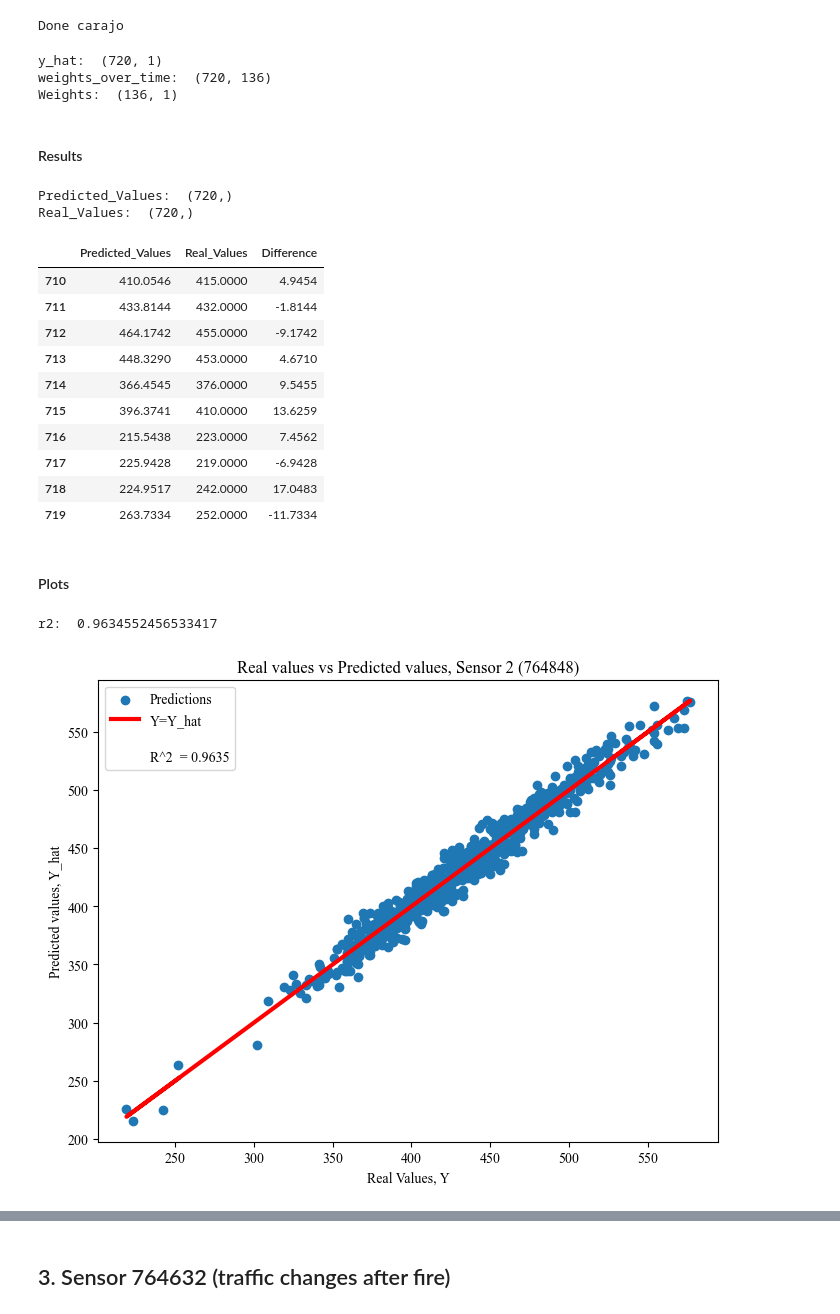
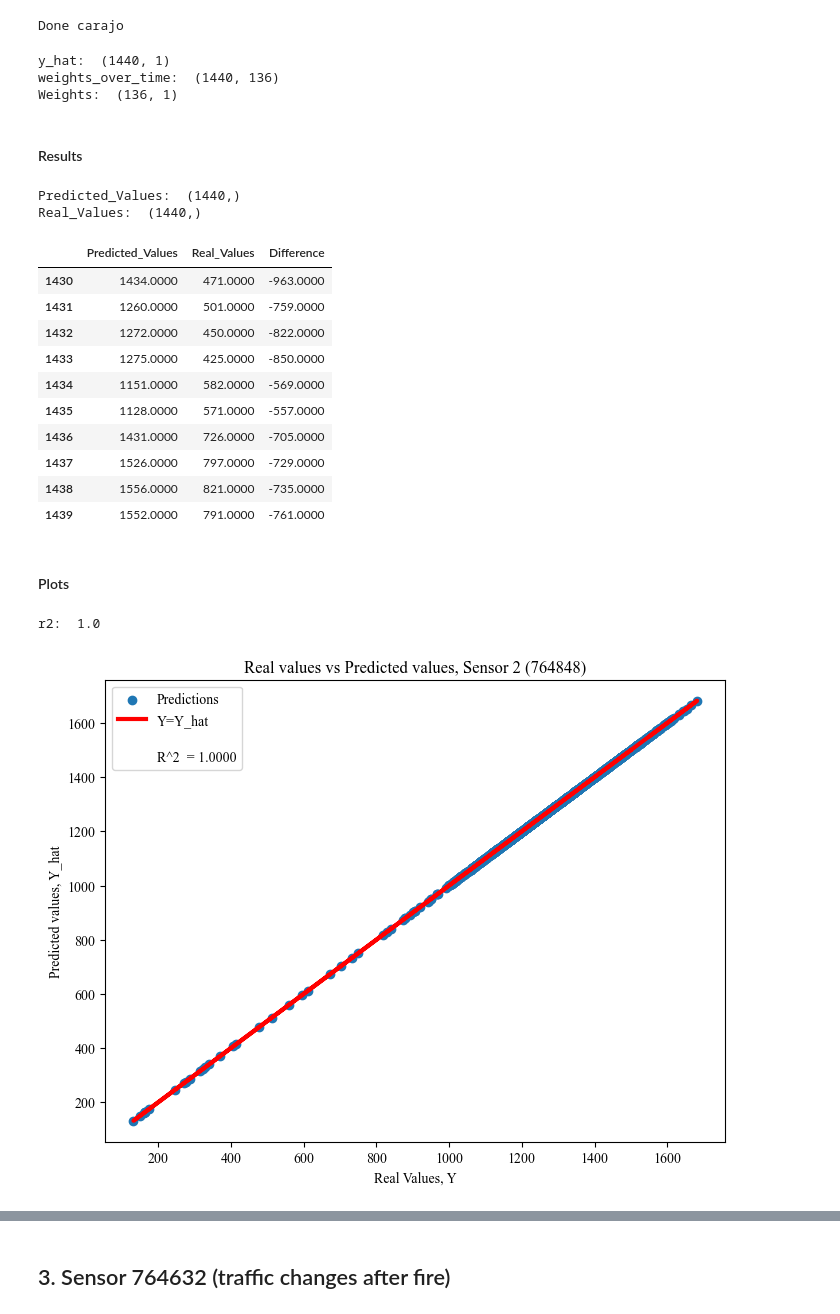
Before and after one commit to fsaudm/Recursive-Estimation-of-Polynomial-Approximation-Kaczmarz-Algorithm, a Jupyter notebook: Sensors.ipynb, the cells around one changed output, grey strips where cells are left out. Cells and saved outputs as stored; diff of their text form; code cells hidden in the pictures.

```diff
--- a/Sensors.ipynb
+++ b/Sensors.ipynb
@@ -495,11 +538,10 @@ traffic_737433
 ################################################################################################
 ####    Definition of "Hyperparameters"
 ################################################################################################
-days = 1  # Max=31.97 (available data)
-t = int( (60/5)*12 * days)
 
-#t = traffic_737433.shape[0] # Number of points to be tested on, and times the coefficients will be updated.
-        # The coefficients w are calculatd for each of these points, the idea is to simulate an on-line stream of data.
+t = 48*30 # 48 = amount of data per day, 30 = 11/09/2018
+# t = traffic_737433.shape[0]
+
 
 X = traffic_737433.iloc[:t, 1:]
 
@@ -764,11 +895,11 @@ for i in tqdm(range(r, min_rows)):
 
 
     # Get the desired elements
-    sensor_2_traffic = sensor_2.loc[ind, '10'].values
-    sensor_2_m_1_traffic = sensor_2_m_1.loc[indexes, '10'].values
-    sensor_2_m_2_traffic = sensor_2_m_2.loc[indexes, '10'].values
-    sensor_2_m_3_traffic = sensor_2_m_3.loc[indexes, '10'].values
-    sensor_2_m_4_traffic = sensor_2_m_4.loc[indexes, '10'].values
+    sensor_2_traffic = sensor_2.loc[ind].values
+    sensor_2_m_1_traffic = sensor_2_m_1.loc[indexes].values
+    sensor_2_m_2_traffic = sensor_2_m_2.loc[indexes].values
+    sensor_2_m_3_traffic = sensor_2_m_3.loc[indexes].values
+    sensor_2_m_4_traffic = sensor_2_m_4.loc[indexes].values
 
     # Concatenate them into a 1xr*5 row vector
     row_vector = np.concatenate([sensor_2_traffic, sensor_2_m_1_traffic, sensor_2_m_2_traffic, sensor_2_m_3_traffic, sensor_2_m_4_traffic])
@@ -802,11 +933,9 @@ traffic_764848
 ################################################################################################
 ####    Definition of "Hyperparameters"
 ################################################################################################
-days = 5
-t = int( (60/5)*12 * days)
 
-#t = traffic_737433.shape[0] # Number of points to be tested on, and times the coefficients will be updated.
-        # The coefficients w are calculatd for each of these points, the idea is to simulate an on-line stream of data.
+t = 48*30 # 48 = amount of data per day, 30 = 11/09/2018
+# t = traffic_737433.shape[0]
 
 X = traffic_764848.iloc[:t, 1:]
 
@@ -822,7 +951,7 @@ polynomial_degree = 2
 """
 
 
-target_values = traffic_764848.iloc[:t, 0]
+target_values_2 = traffic_764848.iloc[:t, 0]
 # Generate Y as target_values (real Y's)
 
 # Initialize weights and estimations
@@ -843,7 +972,7 @@ for i in tqdm(range(t)):
     # Normalize and scale to -1,1 the input:
     x_i = ( x_i - x_i.min() ) / ( x_i.max() - x_i.min() )*2 - 1
 
-    weight_predictions, _ = online_kaczmarz_legendre_multiple(x_i, [target_values[i] + noise[i]], polynomial_degree)
+    weight_predictions, _ = online_kaczmarz_legendre_multiple(x_i, [target_values[i]], polynomial_degree)
 
     #De-normalize rescale the weights:
     weight_predictions = (((weight_predictions + 1) / 2)  * ( x_i.max() - x_i.min() ) + x_i.min() )
@@ -859,13 +988,13 @@ print("Done carajo")
 # %% [output]
 Done carajo
 # %%
-weights_over_time = np.array(weights_over_time)
-y_hat_ = np.array(y_hat) #########
-print('y_hat: ', y_hat_.shape)
+weights_over_time_2 = np.array(weights_over_time)
+y_hat_2 = np.array(y_hat) #########
+print('y_hat: ', y_hat_2.shape)
 
-print('weights_over_time: ', weights_over_time.shape)
+print('weights_over_time: ', weights_over_time_2.shape)
 
-weight = weights_over_time[-1]
+weight = weights_over_time_2[-1]
 Weights = pd.DataFrame({
     'Estimated_Weights': weight
 })
@@ -875,8 +1004,8 @@ Weights = pd.DataFrame({
 
 print('Weights: ', Weights.shape)
 # %% [output]
-y_hat:  (720, 1)
-weights_over_time:  (720, 136)
+y_hat:  (1440, 1)
+weights_over_time:  (1440, 136)
 Weights:  (136, 1)
 # %% [markdown]
 #### Results
@@ -885,7 +1014,7 @@ Weights:  (136, 1)
 ####    Results
 ################################################################################################
 
-Predicted_Values = y_hat_.flatten()
+Predicted_Values = y_hat_2.flatten()
 print('Predicted_Values: ', Predicted_Values.shape)
 Real_Values = traffic_764848.iloc[:t, 0]
 print('Real_Values: ', Real_Values.shape)
@@ -901,40 +1030,40 @@ Y = pd.DataFrame({
 # Style DataFrame
 Y[-10:].style.format("{:.4f}")
 # %% [output]
-Predicted_Values:  (720,)
-Real_Values:  (720,)
+Predicted_Values:  (1440,)
+Real_Values:  (1440,)
 |  | Predicted_Values | Real_Values | Difference |
-| 710 | 410.0546 | 415.0000 | 4.9454 |
-| 711 | 433.8144 | 432.0000 | -1.8144 |
-| 712 | 464.1742 | 455.0000 | -9.1742 |
-| 713 | 448.3290 | 453.0000 | 4.6710 |
-| 714 | 366.4545 | 376.0000 | 9.5455 |
-| 715 | 396.3741 | 410.0000 | 13.6259 |
-| 716 | 215.5438 | 223.0000 | 7.4562 |
-| 717 | 225.9428 | 219.0000 | -6.9428 |
-| 718 | 224.9517 | 242.0000 | 17.0483 |
-| 719 | 263.7334 | 252.0000 | -11.7334 |
+| 1430 | 1434.0000 | 471.0000 | -963.0000 |
+| 1431 | 1260.0000 | 501.0000 | -759.0000 |
+| 1432 | 1272.0000 | 450.0000 | -822.0000 |
+| 1433 | 1275.0000 | 425.0000 | -850.0000 |
+| 1434 | 1151.0000 | 582.0000 | -569.0000 |
+| 1435 | 1128.0000 | 571.0000 | -557.0000 |
+| 1436 | 1431.0000 | 726.0000 | -705.0000 |
+| 1437 | 1526.0000 | 797.0000 | -729.0000 |
+| 1438 | 1556.0000 | 821.0000 | -735.0000 |
+| 1439 | 1552.0000 | 791.0000 | -761.0000 |
 # %% [markdown]
 #### Plots
 # %%
 # Plot the accuracy
 plt.figure(figsize=(8, 6))
 
-r2 = r2_score(target_values, y_hat_)
+r2 = r2_score(target_values, y_hat_2)
 print('r2: ', r2)
 
-plt.scatter(target_values, y_hat_, label='Predictions')
+plt.scatter(target_values, y_hat_2, label='Predictions')
 plt.plot(target_values, target_values, color='red', linewidth = 3, label=f'Y=Y_hat')
 plt.scatter(target_values, target_values, marker='', label=f'\nR^2  = {r2:.4f}')
 
 plt.xlabel('Real Values, Y')
 plt.ylabel('Predicted values, Y_hat')
 plt.title('Real values vs Predicted values, Sensor 2 (764848)')
 plt.legend()
 
 plt.savefig('./figures/traffic_sensor_2.png')
 
 plt.show()
 # %% [output]
-r2:  0.9634552456533417
+r2:  1.0
-[figure, old version]
+[figure, new version]
```
Also changed, not shown: parts of 29 cells of this notebook, 33 other files.
